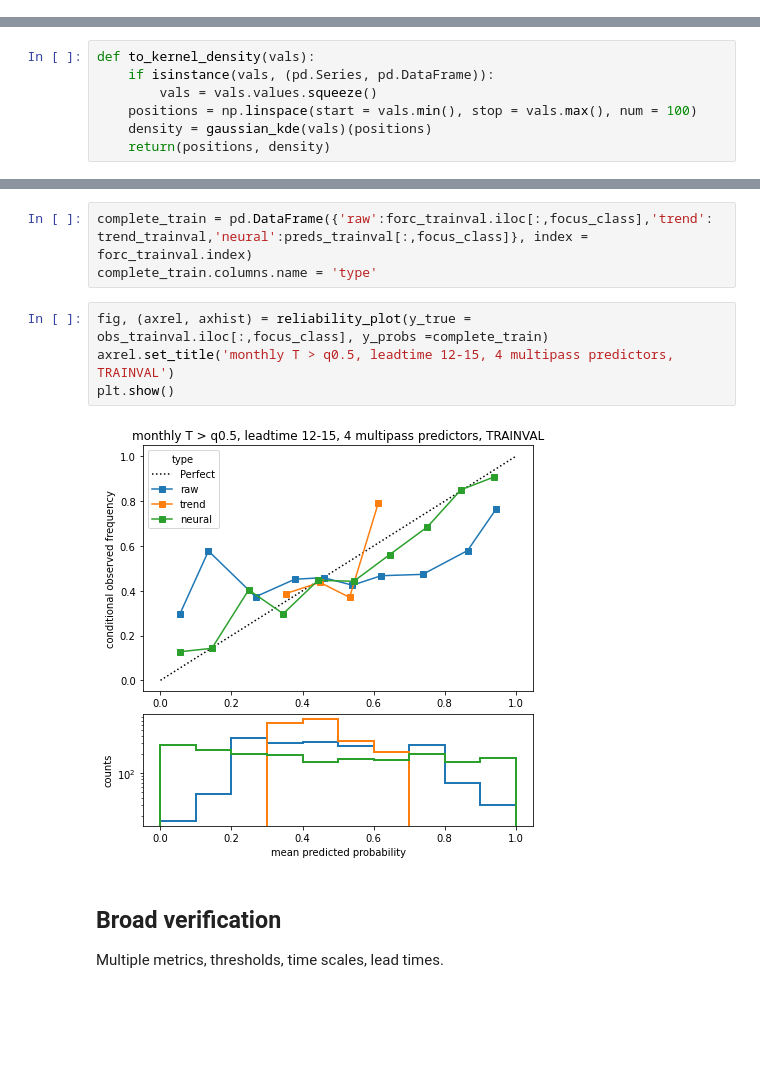
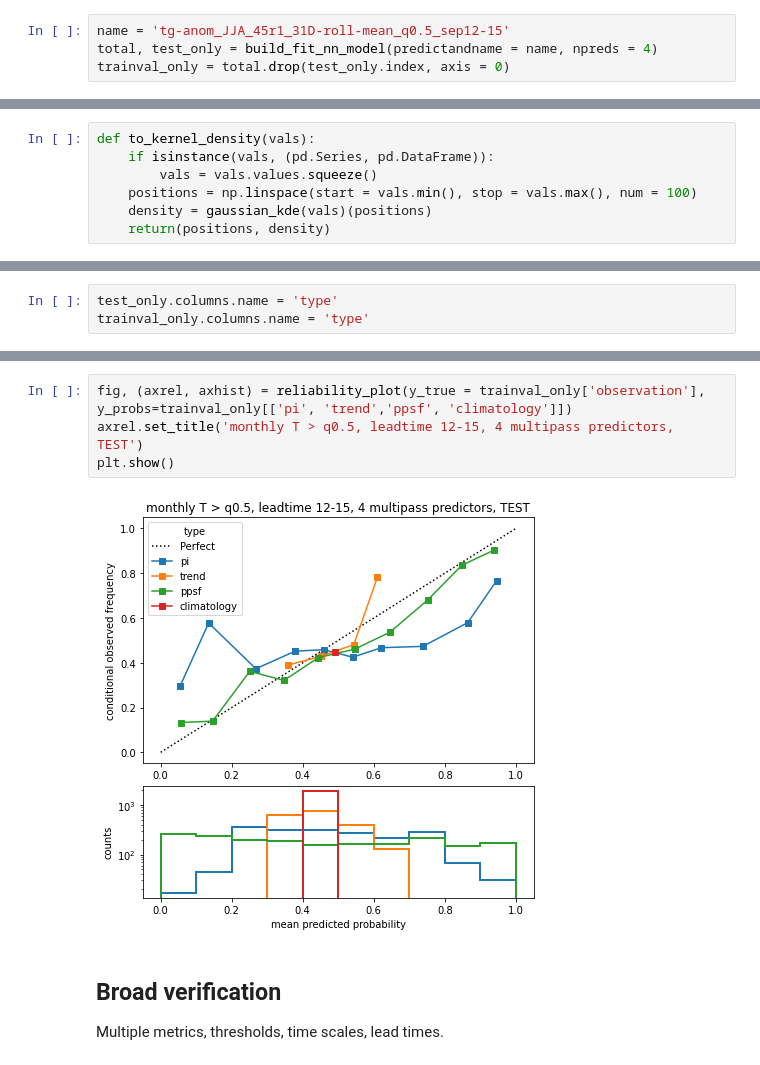
Before and after one commit to chiemvs/Hybrid, a Jupyter notebook: notebooks/verification.ipynb, the cells around one changed output, grey strips where cells are left out. Saved outputs shown, nothing was run; the diff lists cells and outputs as text; blank space fills up the shorter version.

```diff
--- a/notebooks/verification.ipynb
+++ b/notebooks/verification.ipynb
@@ -105,0 +23,4 @@ trend_trainval = lr.predict(time_input)
+# %%
+name = 'tg-anom_JJA_45r1_31D-roll-mean_q0.5_sep12-15'
+total, test_only = build_fit_nn_model(predictandname = name, npreds = 4)
+trainval_only = total.drop(test_only.index, axis = 0)
@@ -170 +121,4 @@ complete_test.columns.name = 'type'
+# %%
+test_only.columns.name = 'type'
+trainval_only.columns.name = 'type'
 # %%
@@ -176,12 +130,9 @@ plt.show()
-# %%
-complete_train = pd.DataFrame({'raw':forc_trainval.iloc[:,focus_class],'trend': trend_trainval,'neural':preds_trainval[:,focus_class]}, index = forc_trainval.index)
-complete_train.columns.name = 'type'
 # %%
-fig, (axrel, axhist) = reliability_plot(y_true = obs_trainval.iloc[:,focus_class], y_probs =complete_train)
-axrel.set_title('monthly T > q0.5, leadtime 12-15, 4 multipass predictors, TRAINVAL')
+fig, (axrel, axhist) = reliability_plot(y_true = trainval_only['observation'], y_probs=trainval_only[['pi', 'trend','ppsf', 'climatology']])
+axrel.set_title('monthly T > q0.5, leadtime 12-15, 4 multipass predictors, TEST')
 plt.show()
 # %% [output]
-[figure, old version]
+[figure, new version]
 # %% [markdown]
 ## Broad verification
 Multiple metrics, thresholds, time scales, lead times.
```
Also changed, not shown: parts of 16 cells of this notebook, 6 other files.
